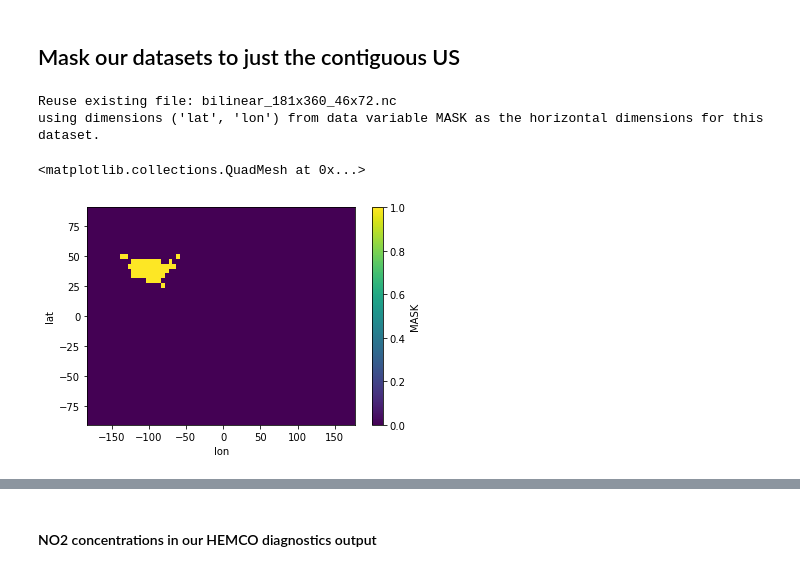
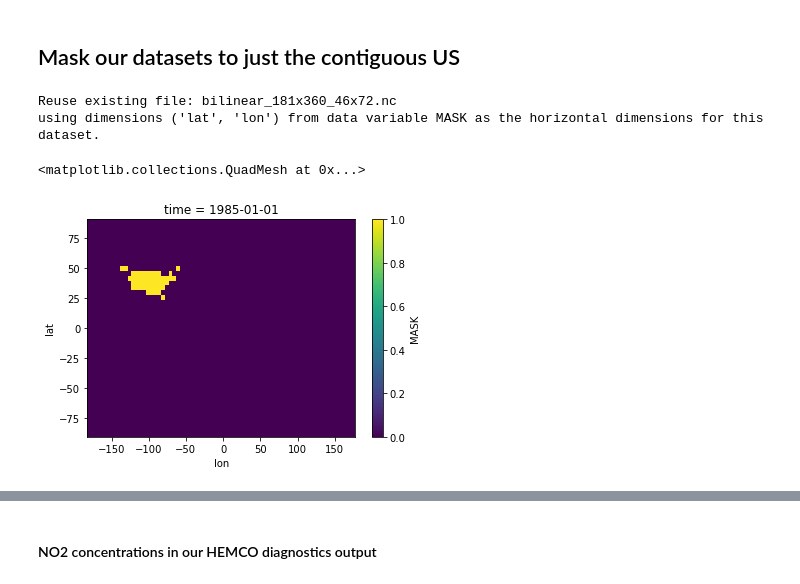
Before and after one commit to lfreese/NEI, a Jupyter notebook: GC_output_conservation_check-Copy1.ipynb, the cells around one changed output, grey strips where cells are left out. Saved outputs shown, nothing was run; the diff lists cells and outputs as text; code cells hidden in the pictures.

```diff
--- a/GC_output_conservation_check-Copy1.ipynb
+++ b/GC_output_conservation_check-Copy1.ipynb
@@ -48,2 +23,4 @@ HEMCO_ds = xr.concat(datasets, pd.Index(['new','orig'], name='name')) #concat ou
+# %%
+GC_new = xr.open_mfdataset('../../GCrundirs/benchmark_annual_EPA/geosfp_4x5_benchmark/OutputDir/GEOSChem.LevelEdgeDiags.2016*_0000z.nc4', combine = 'by_coords') #dataset with the kgC/m2/s and kgNO2/m2/s
 # %% [markdown]
 ## Plot the NOx for each GC run
@@ -66,21 +32,26 @@ for idx, nm in enumerate(HEMCO_ds['name'].values):
 # %% [markdown]
 ## Mask our datasets to just the contiguous US
+# %%
+ds_out = xr.Dataset({'lat': (['lat'], GC_new['lat']),
+                     'lon': (['lon'], GC_new['lon']),
+                    }
+                   )
 # %%
 mask = xr.open_dataset('../../masks/USA_mask.geos.1x1.nc')
 
 #### create regridder (reusing weights) to regrid our mask to 4x5 resolution ####
-regridder = xe.Regridder(mask, HEMCO_ds, 'bilinear', reuse_weights = True)
+regridder = xe.Regridder(mask, ds_out, 'bilinear', reuse_weights = True)
 regridder  # print basic regridder information.
 
 #### regrid ####
 regrid_mask = regridder(mask)
-regrid_mask = regrid_mask.drop('time')
+regrid_mask = regrid_mask.squeeze()
 
 ### plot our mask ####
 regrid_mask['MASK'].plot()
 # %% [output]
 Reuse existing file: bilinear_181x360_46x72.nc
 using dimensions ('lat', 'lon') from data variable MASK as the horizontal dimensions for this dataset.
 <matplotlib.collections.QuadMesh at 0x...>
-[figure, old version]
+[figure, new version]
 # %%
```
Also changed, not shown: parts of 12 cells of this notebook, 9 other files.
